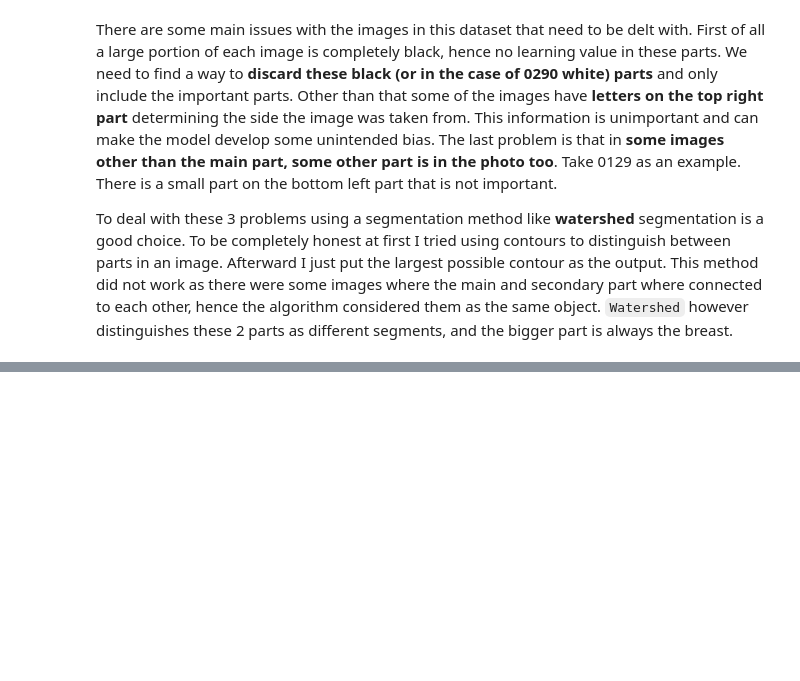
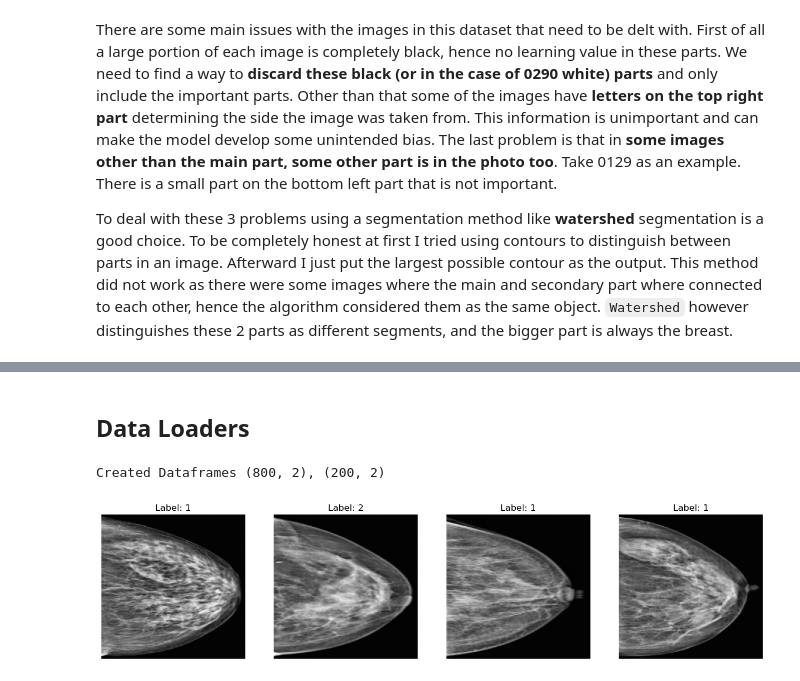
Before and after one commit to sinatb/breast-cancer-agent, a Jupyter notebook: dataset/dataset analysis.ipynb, the cells around one changed output, grey strips where cells are left out. Cells and saved outputs as stored; diff of their text form; code cells hidden in the pictures; blank space fills up the shorter version.

```diff
--- a/dataset/dataset analysis.ipynb
+++ b/dataset/dataset analysis.ipynb
@@ -66,0 +68,8 @@ plt.show()
+# %% [markdown]
+## Data Loaders
+# %%
+train_loader, test_loader = create_dataloaders(batch_size=8)
+show_batch(train_loader)
+# %% [output]
+Created Dataframes (800, 2), (200, 2)
+[figure, added]
```
Also changed, not shown: parts of 2 cells of this notebook, 2 other files.
